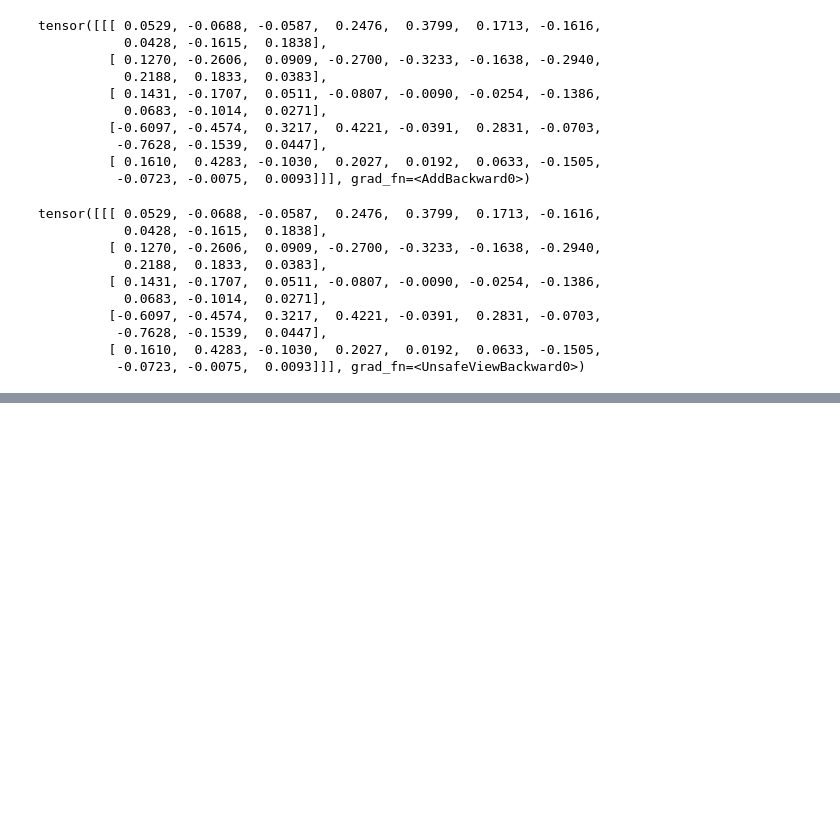
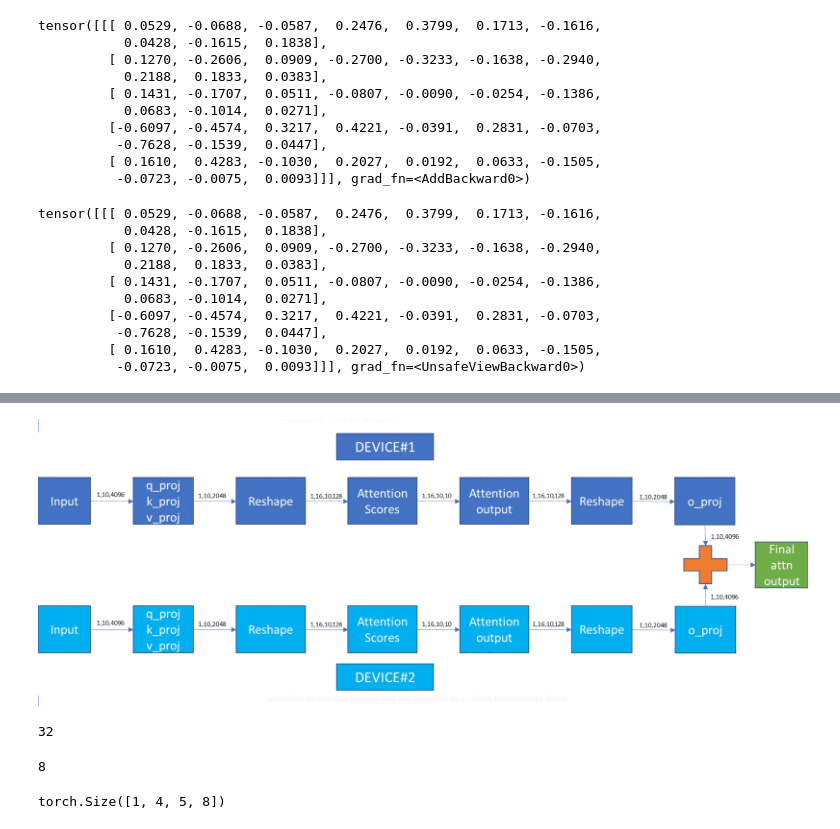
Before and after one commit to chunhuizhang/pytorch_distribute_tutorials, a Jupyter notebook: tutorials/tensor_parallel.ipynb, the cells around one changed output, grey strips where cells are left out. Saved outputs shown, nothing was run; the diff lists cells and outputs as text; code cells hidden in the pictures; blank space fills up the shorter version.

```diff
--- a/tutorials/tensor_parallel.ipynb
+++ b/tutorials/tensor_parallel.ipynb
@@ -209,0 +259,4 @@ tensor([[[ 0.0529, -0.0688, -0.0587,  0.2476,  0.3799,  0.1713, -0.1616,
+# %%
+Image('../imgs/attn_with_shape_tp.png')
+# %% [output]
+[figure, added]
@@ -209,0 +265,12 @@ tensor([[[ 0.0529, -0.0688, -0.0587,  0.2476,  0.3799,  0.1713, -0.1616,
+# %%
+bsz, seq_len, hidden_size = input.size()
+hidden_size
+# %% [output]
+32
+# %%
+num_heads = 4
+# 4*8 == 32
+head_dim = hidden_size // num_heads
+head_dim
+# %% [output]
+8
@@ -209,0 +283,15 @@ tensor([[[ 0.0529, -0.0688, -0.0587,  0.2476,  0.3799,  0.1713, -0.1616,
+# %%
+# bsz, seq_len, num_heads*head_dim
+q = Wq(input)
+k = Wk(input)
+v = Wv(input)
+
+# bsz, seq_len, num_heads, head_dim
+# bsz, num_heads, seq_len, head_dim
+q = q.view(bsz, seq_len, num_heads, head_dim).transpose(1, 2)
+# bsz, num_heads, seq_len, head_dim
+k = k.view(bsz, seq_len, num_heads, head_dim).transpose(1, 2)
+v = v.view(bsz, seq_len, num_heads, head_dim).transpose(1, 2)
+v.shape
+# %% [output]
+torch.Size([1, 4, 5, 8])
```
Also changed, not shown: parts of 34 cells of this notebook, 2 other files.
